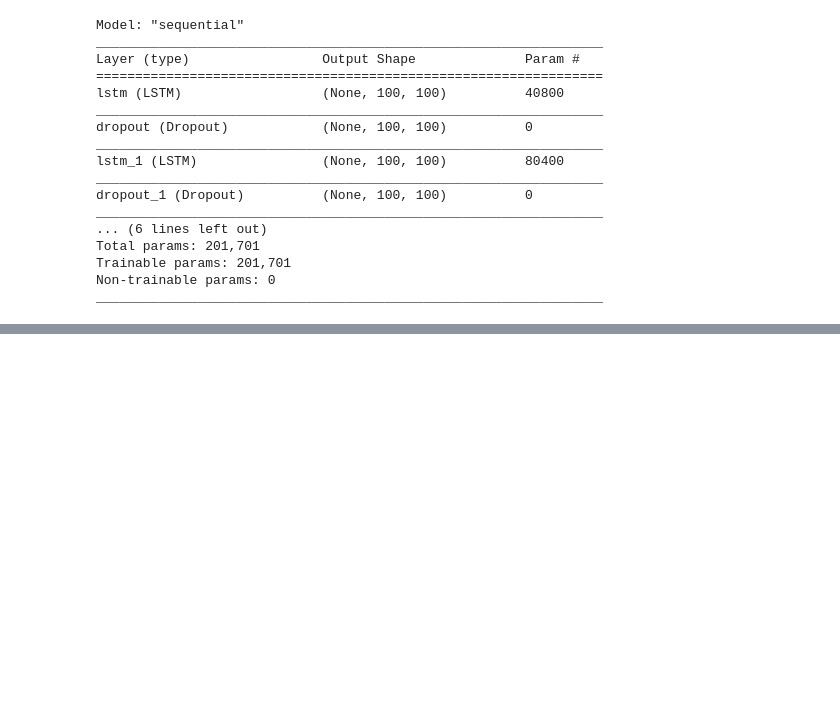
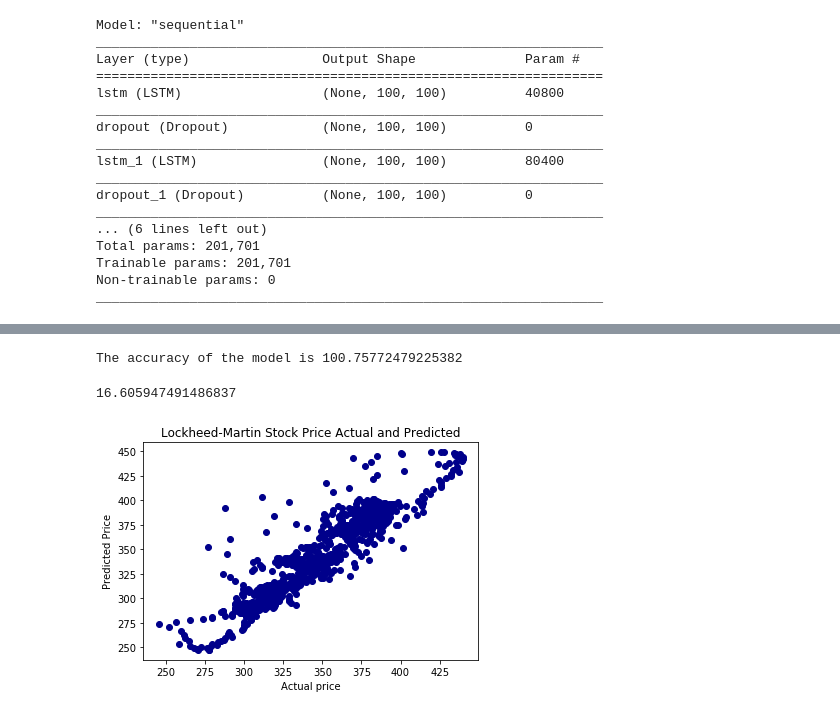
Before and after one commit to joebarry1252/Industrial-Strength, a Jupyter notebook: DWJ_Notebooks/Lockheed.ipynb, the cells around one changed output, grey strips where cells are left out. Cells and saved outputs as stored; diff of their text form; code cells hidden in the pictures; blank space fills up the shorter version.

```diff
--- a/DWJ_Notebooks/Lockheed.ipynb
+++ b/DWJ_Notebooks/Lockheed.ipynb
@@ -233,0 +240,22 @@ LMT_actual_predicted.plot(figsize=(20,10), title = "Lockheed-Martin Price Predic
+# %%
+x2 = LMT_actual_predicted['Actual'].mean()
+y2 = LMT_actual_predicted['Predicted'].mean()
+Accuracy = x2/y2*100
+print('The accuracy of the model is', Accuracy)
+# %% [output]
+The accuracy of the model is 100.75772479225382
+# %%
+from sklearn.metrics import mean_squared_error
+from math import sqrt
+rmse = sqrt(mean_squared_error(LMT_actual_predicted['Actual'], LMT_actual_predicted['Predicted']))
+print(rmse)
+# %% [output]
+16.605947491486837
+# %%
+plt.scatter(LMT_actual_predicted['Actual'], LMT_actual_predicted['Predicted'], color= 'Darkblue')
+plt.title('Lockheed-Martin Stock Price Actual and Predicted')
+plt.xlabel('Actual price')
+plt.ylabel('Predicted Price')
+plt.show()
+# %% [output]
+[figure, added]
```
Also changed, not shown: parts of 7 cells of this notebook, 14 other files.
